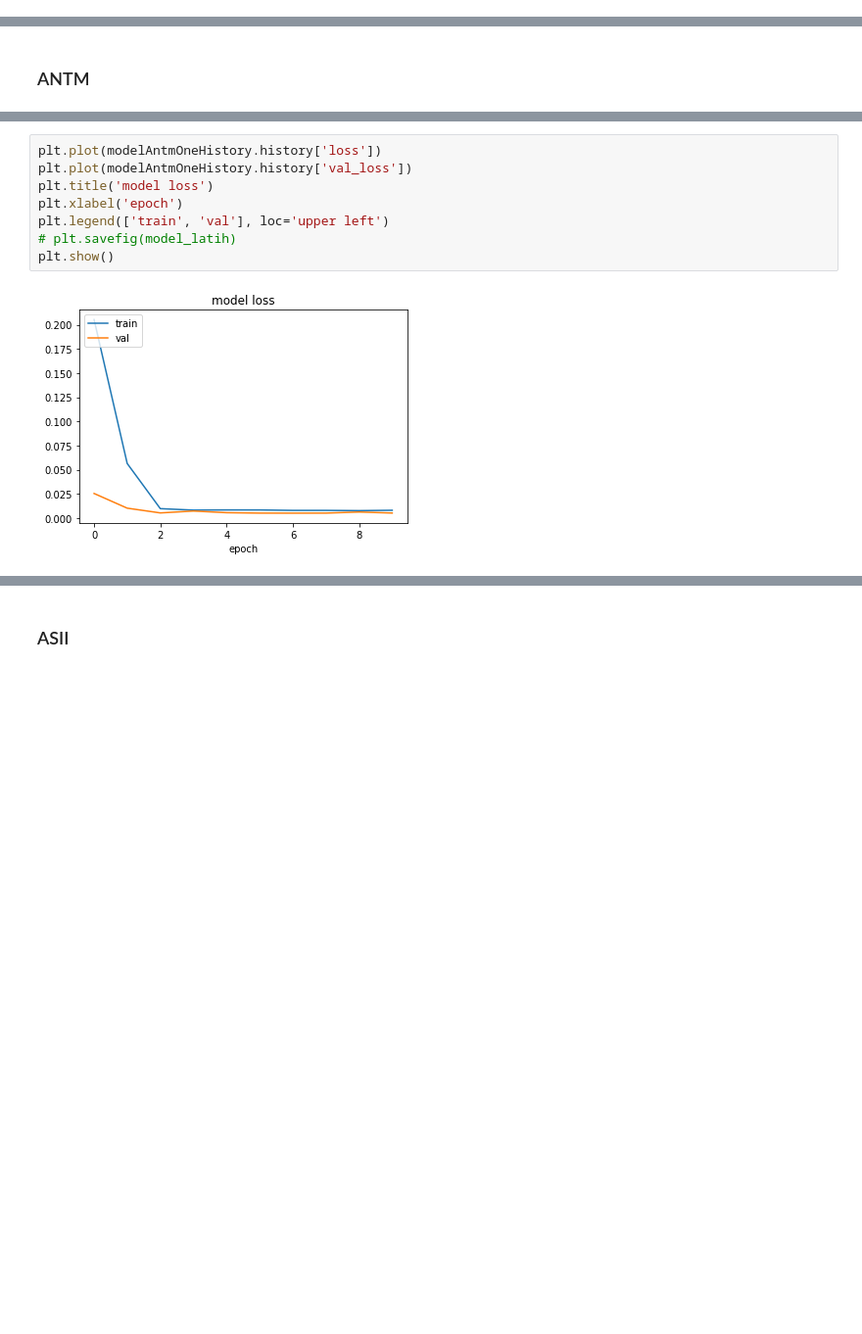
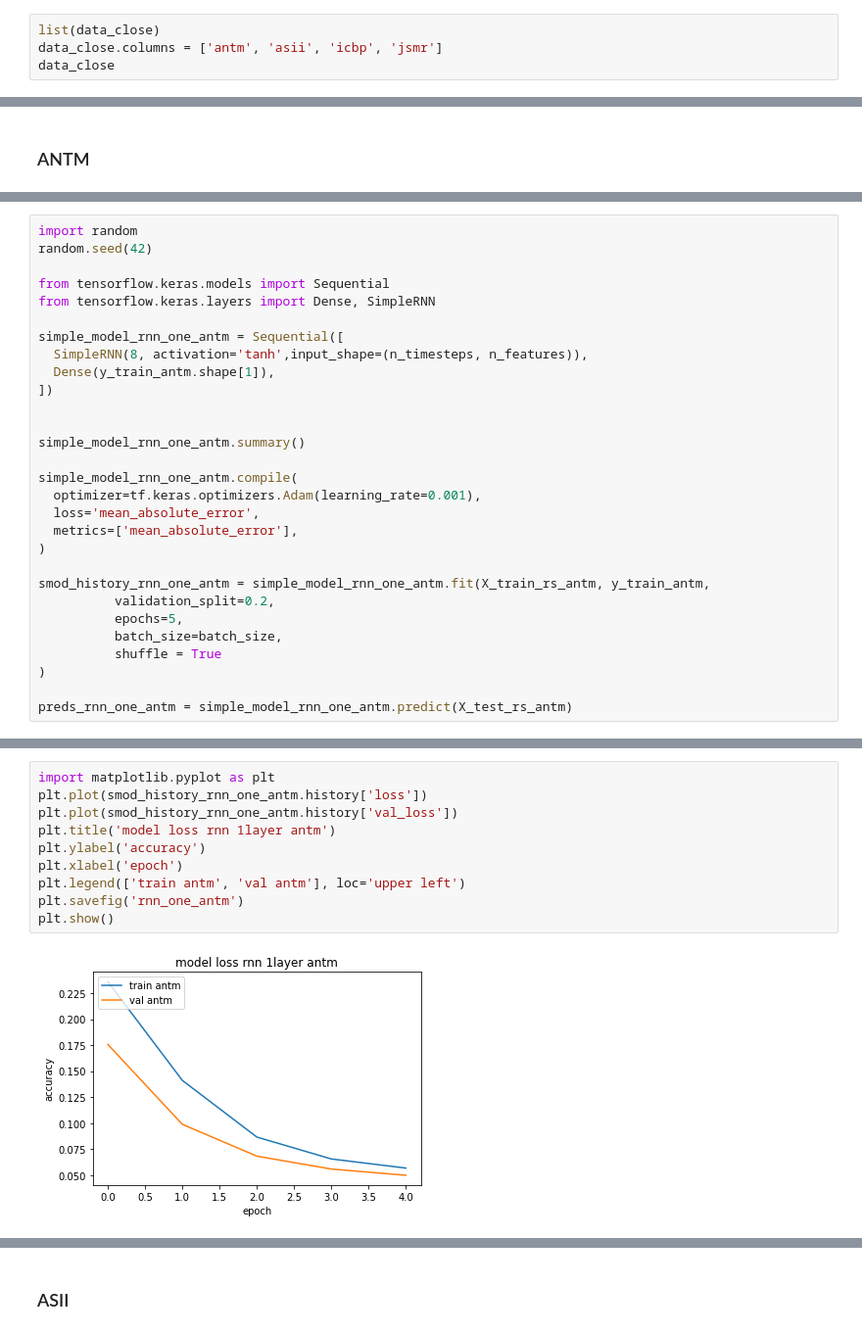
Before and after one commit to Limeless04/Stock-Price-modeling-with-LSTM, a Jupyter notebook: lstm_rnn_arima.ipynb, the cells around one changed output, grey strips where cells are left out. Shown at 98% size. Cells and saved outputs as stored; diff of their text form; blank space fills up the shorter version.

```diff
--- a/lstm_rnn_arima.ipynb
+++ b/lstm_rnn_arima.ipynb
@@ -65,0 +92,4 @@ def create_dataset(dataset, look_back=1):
+# %%
+list(data_close)
+data_close.columns = ['antm', 'asii', 'icbp', 'jsmr']
+data_close
@@ -157,0 +965,29 @@ Epoch 10/10
+# %%
+import random
+random.seed(42)
+
+from tensorflow.keras.models import Sequential
+from tensorflow.keras.layers import Dense, SimpleRNN
+
+simple_model_rnn_one_antm = Sequential([
+  SimpleRNN(8, activation='tanh',input_shape=(n_timesteps, n_features)),
+  Dense(y_train_antm.shape[1]),
+])
+
+
+simple_model_rnn_one_antm.summary()
+
+simple_model_rnn_one_antm.compile(
+  optimizer=tf.keras.optimizers.Adam(learning_rate=0.001),
+  loss='mean_absolute_error',
+  metrics=['mean_absolute_error'],
+)
+
+smod_history_rnn_one_antm = simple_model_rnn_one_antm.fit(X_train_rs_antm, y_train_antm,
+          validation_split=0.2,
+          epochs=5,
+          batch_size=batch_size,
+          shuffle = True
+)
+
+preds_rnn_one_antm = simple_model_rnn_one_antm.predict(X_test_rs_antm)
@@ -158,10 +1012,12 @@ Epoch 10/10
 # %%
-plt.plot(modelAntmOneHistory.history['loss'])
-plt.plot(modelAntmOneHistory.history['val_loss'])
-plt.title('model loss')
+import matplotlib.pyplot as plt
+plt.plot(smod_history_rnn_one_antm.history['loss'])
+plt.plot(smod_history_rnn_one_antm.history['val_loss'])
+plt.title('model loss rnn 1layer antm')
+plt.ylabel('accuracy')
 plt.xlabel('epoch')
-plt.legend(['train', 'val'], loc='upper left')
-# plt.savefig(model_latih)
+plt.legend(['train antm', 'val antm'], loc='upper left')
+plt.savefig('rnn_one_antm')
 plt.show()
 # %% [output]
-[figure, old version]
+[figure, new version]
```
Also changed, not shown: parts of 300 cells of this notebook, 2 other files.
